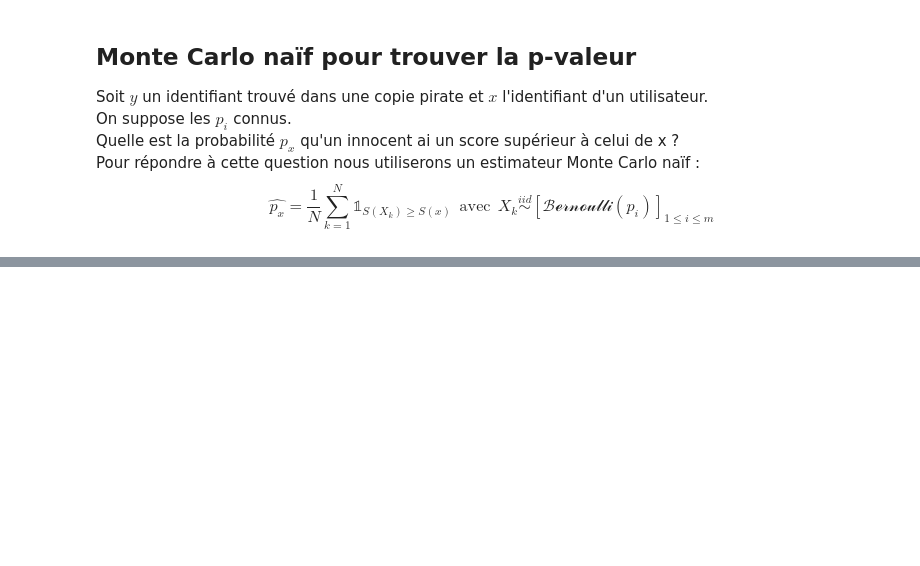
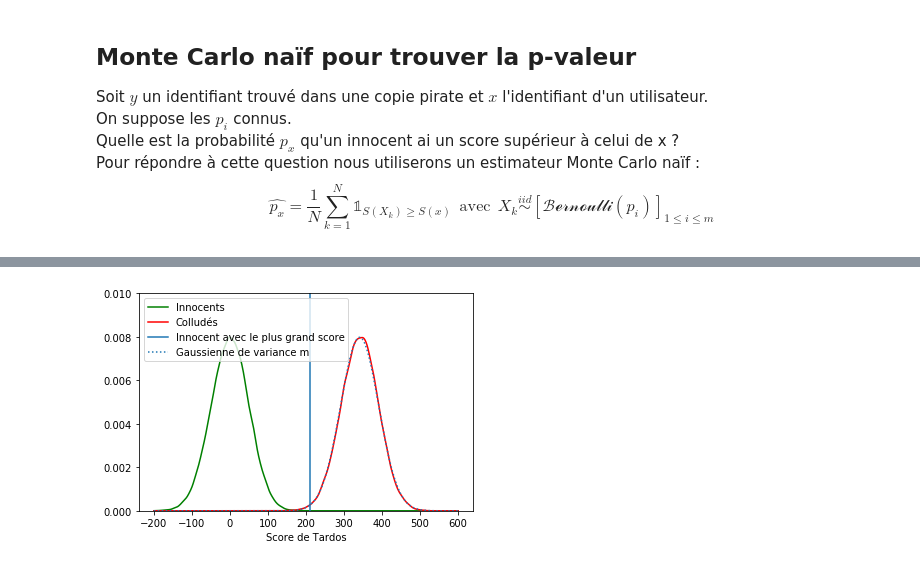
Before and after one commit to augustin9080/MAP512, a Jupyter notebook: MAP512_Laruelle_Freitas.ipynb, the cells around one changed output, grey strips where cells are left out. Drawn from its saved outputs; the diff is of its cells as text; code cells hidden in the pictures; blank space fills up the shorter version.

```diff
--- a/MAP512_Laruelle_Freitas.ipynb
+++ b/MAP512_Laruelle_Freitas.ipynb
@@ -178,0 +218,5 @@ affichage(si,sc)
+# %%
+si,sc = calcul_scores_colludes(X,p,c,entrelacement)
+affichage_colludes(si,sc,"entrelacement")
+# %% [output]
+[figure, added]
```
Also changed, not shown: parts of 19 cells of this notebook, 13 other files.
